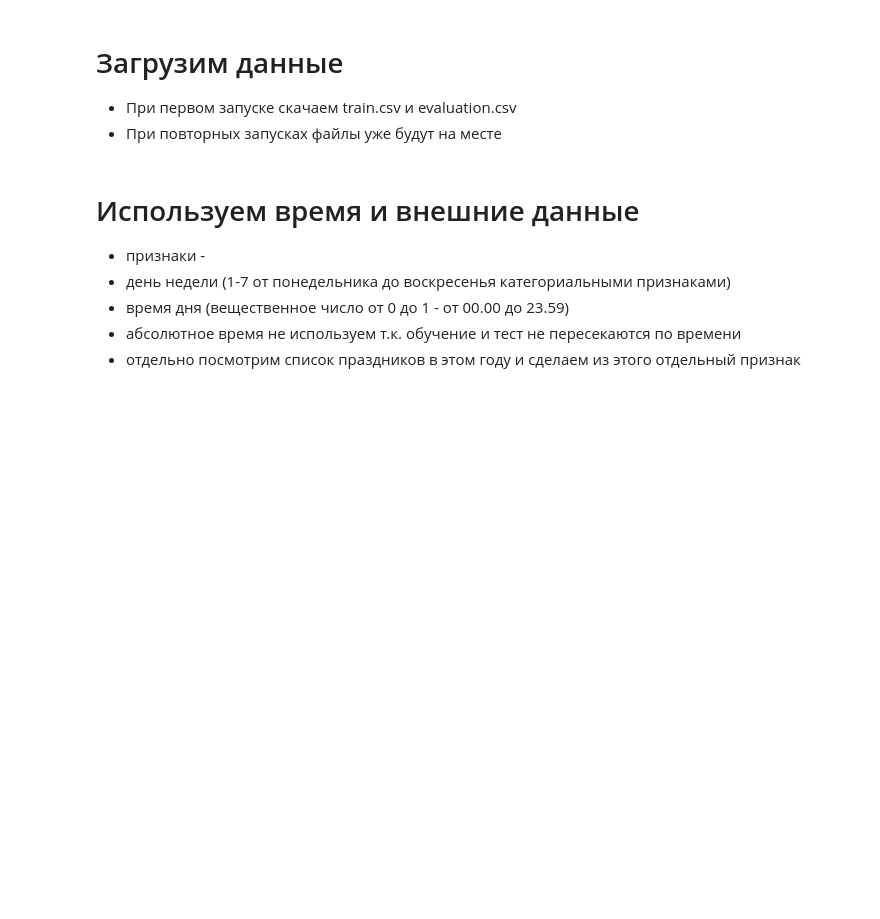
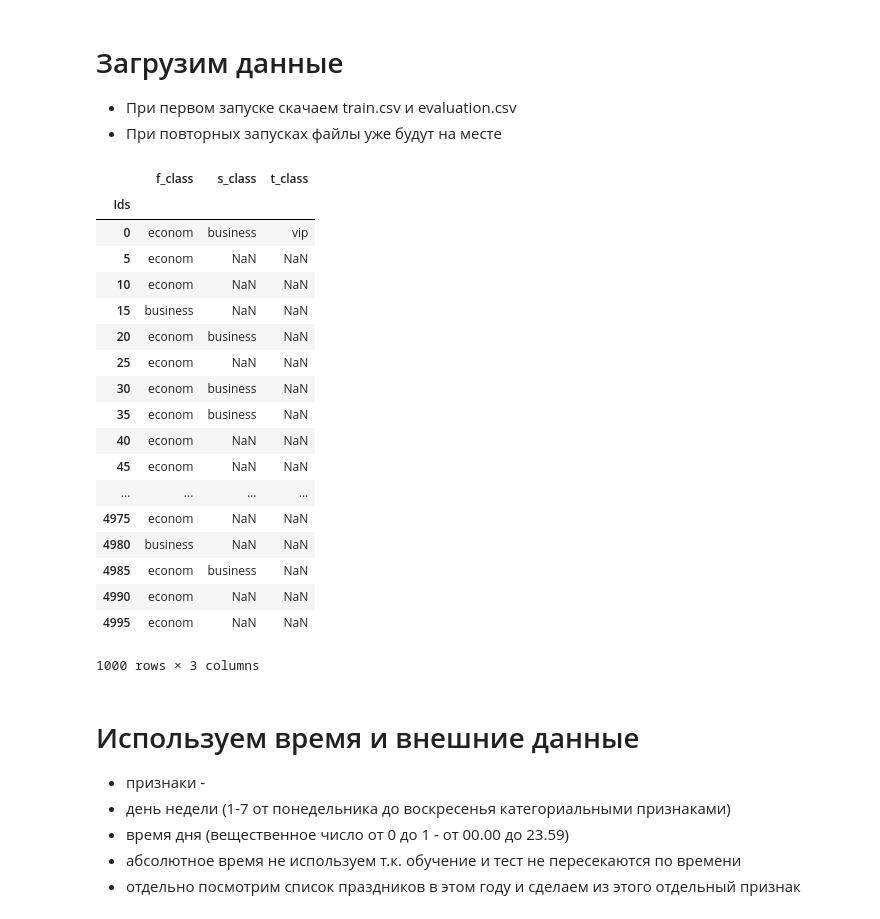
Before and after one commit to ibrahim85/data-night, a Jupyter notebook: HSE-DataNight-StarterKit-master/makeenkov.ipynb, the cells around one changed output. Saved outputs shown, nothing was run; the diff lists cells and outputs as text; code cells hidden in the pictures; blank space fills up the shorter version.

```diff
--- a/HSE-DataNight-StarterKit-master/makeenkov.ipynb
+++ b/HSE-DataNight-StarterKit-master/makeenkov.ipynb
@@ -11,21 +9,30 @@ from matplotlib import pyplot as plt
  * При первом запуске скачаем train.csv и evaluation.csv
  * При повторных запусках файлы уже будут на месте
 # %%
-data_read = pd.DataFrame.from_csv("../train.csv")
+data_read = pd.DataFrame.from_csv("../test.csv")
+data_read = data_read[::5]
 # %%
-data = data_read.copy()
+data = data_read[:1000]
-# %%
-# бинарный -> 0 , 1
-colname = 'driver_found'
-dmap = {True: 1, False: 0}
-data[colname+'01'] = data[colname].map(dmap)
-data[colname] = data[colname+'01']
-del data[colname+'01']
-# %%
-# бинарный -> 0 , 1
-colname = 'burned'
-dmap = {True: 1, False: 0}
-data[colname+'01'] = data[colname].map(dmap)
-data[colname] = data[colname+'01']
-del data[colname+'01']
+# %%
+data[['f_class', 's_class', 't_class']]
+# %% [output]
+|  | f_class | s_class | t_class |
+| Ids |  |  |  |
+| 0 | econom | business | vip |
+| 5 | econom | NaN | NaN |
+| 10 | econom | NaN | NaN |
+| 15 | business | NaN | NaN |
+| 20 | econom | business | NaN |
+| 25 | econom | NaN | NaN |
+| 30 | econom | business | NaN |
+| 35 | econom | business | NaN |
+| 40 | econom | NaN | NaN |
+| 45 | econom | NaN | NaN |
+| ... | ... | ... | ... |
+| 4975 | econom | NaN | NaN |
+| 4980 | business | NaN | NaN |
+| 4985 | econom | business | NaN |
+| 4990 | econom | NaN | NaN |
+| 4995 | econom | NaN | NaN |
+1000 rows × 3 columns
 # %%
```
Also changed, not shown: parts of 8 cells of this notebook.
